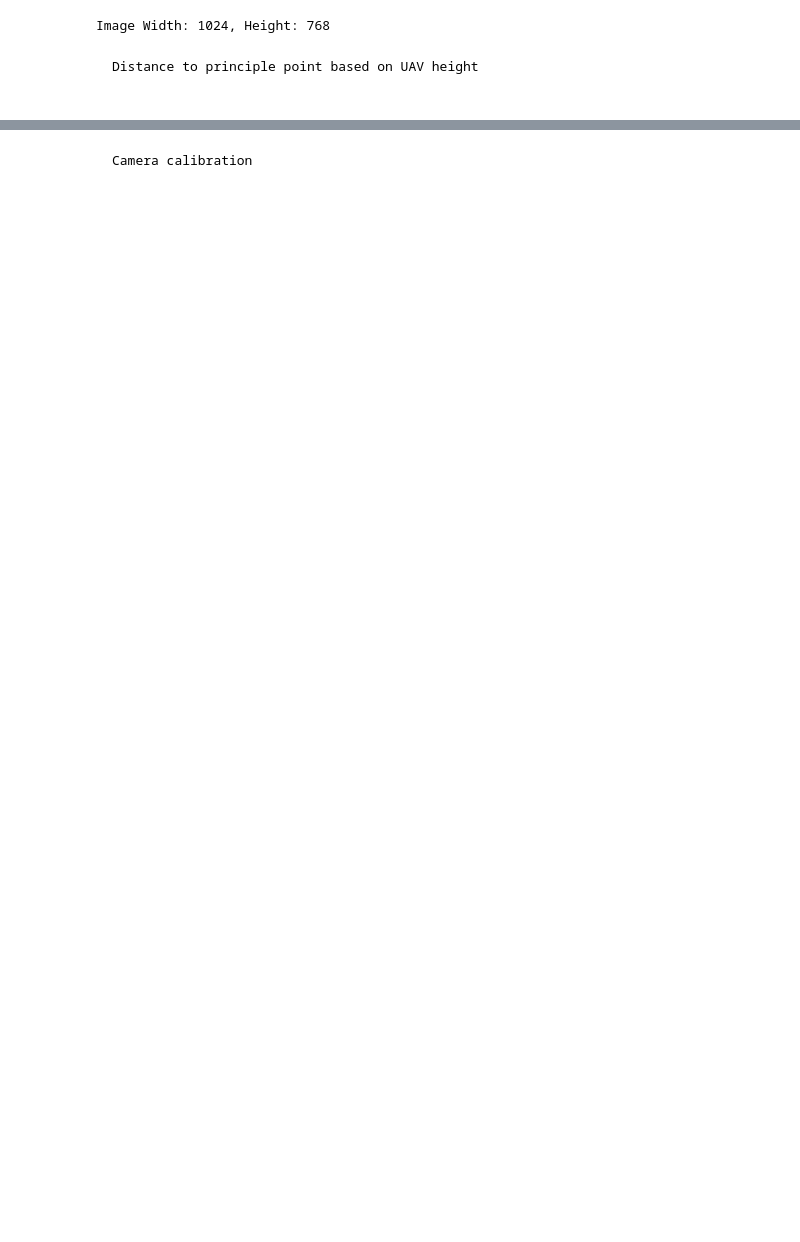
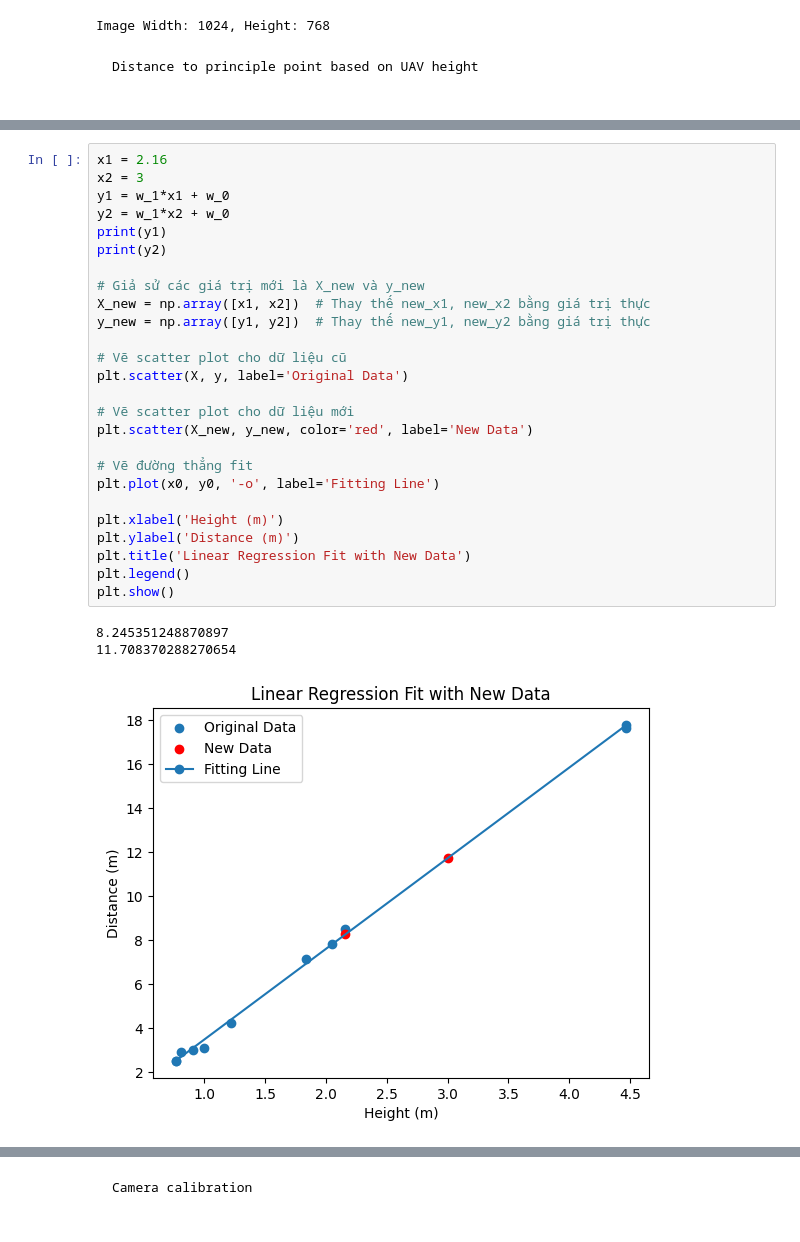
Before and after one commit to nhchung11/Distance-estimation-based-on-one-camera, a Jupyter notebook: main/Distance.ipynb, the cells around one changed output, grey strips where cells are left out. Drawn from its saved outputs; the diff is of its cells as text; blank space fills up the shorter version.

```diff
--- a/main/Distance.ipynb
+++ b/main/Distance.ipynb
@@ -74,3 +126,33 @@ print(df.iloc[:, :4])
+# %%
+x1 = 2.16
+x2 = 3
+y1 = w_1*x1 + w_0
+y2 = w_1*x2 + w_0
+print(y1)
+print(y2)
+
+# Giả sử các giá trị mới là X_new và y_new
+X_new = np.array([x1, x2])  # Thay thế new_x1, new_x2 bằng giá trị thực
+y_new = np.array([y1, y2])  # Thay thế new_y1, new_y2 bằng giá trị thực
+
+# Vẽ scatter plot cho dữ liệu cũ
+plt.scatter(X, y, label='Original Data')
+
+# Vẽ scatter plot cho dữ liệu mới
+plt.scatter(X_new, y_new, color='red', label='New Data')
+
+# Vẽ đường thẳng fit
+plt.plot(x0, y0, '-o', label='Fitting Line')
+
+plt.xlabel('Height (m)')
+plt.ylabel('Distance (m)')
+plt.title('Linear Regression Fit with New Data')
+plt.legend()
+plt.show()
+# %% [output]
+8.245351248870897
+11.708370288270654
+[figure, added]
 # %%
 visualize_img2 = cv2.imread(r'D:\python\Distance_measurement\scripts\visualize\visualize2.png')
 # Display the image
```
Also changed, not shown: parts of 14 cells of this notebook, 24 other files.
